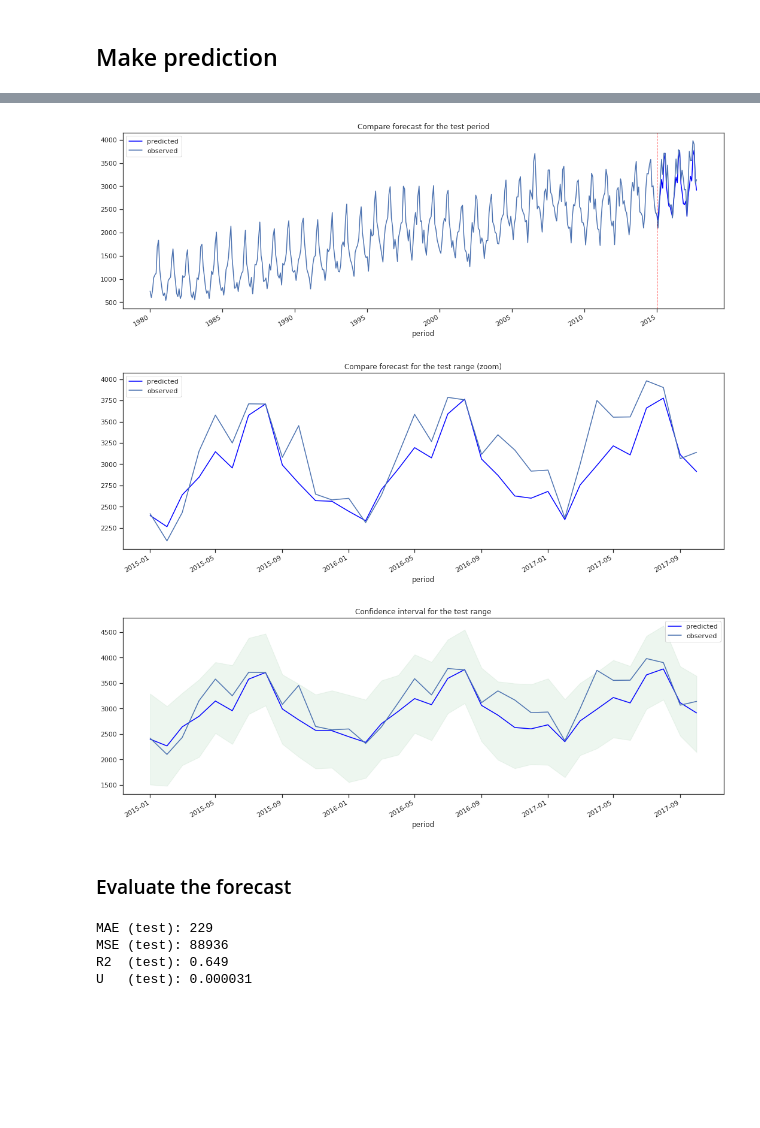
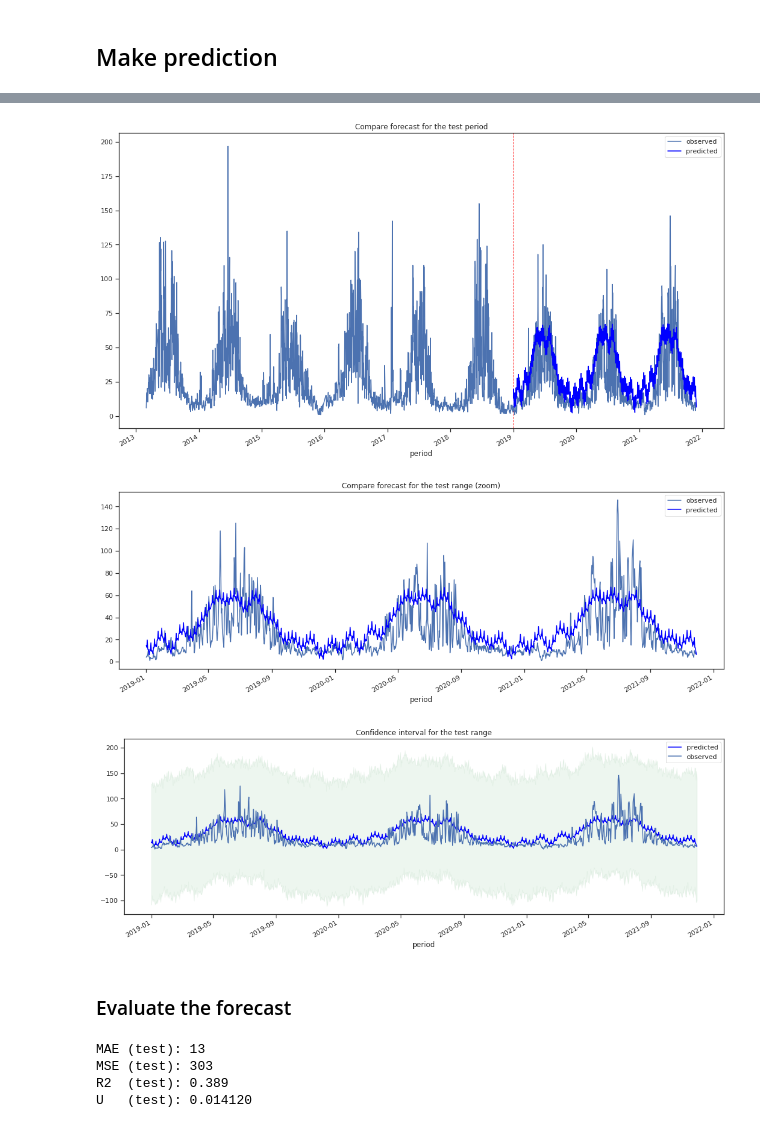
Before and after one commit to quenox/ML, a Jupyter notebook: Time Series/prophet.ipynb, the cells around one changed output, grey strips where cells are left out. Cells and saved outputs as stored; diff of their text form; code cells hidden in the pictures; blank space fills up the shorter version.

```diff
--- a/Time Series/prophet.ipynb
+++ b/Time Series/prophet.ipynb
@@ -45,7 +37,6 @@ url="https://raw.githubusercontent.com/castudil/Machine-Learning/main/data/GMAA-
 #df = pd.read_csv(url, header=None, skiprows=6, parse_dates=[0], names=['period', 'value'])
 #df.value = df.value.astype(int)
 
-df = pd.read_csv("https://raw.githubusercontent.com/quenox/ML/main/datos7.csv", delimiter = ';', header=None, skiprows=0, parse_dates=[0], names=['period', 'value'])
-#print(df)
-df.groupby(['period']).mean()
+df = pd.read_csv("https://raw.githubusercontent.com/quenox/ML/main/diario5.csv", delimiter = ';', decimal=',', header=None, skiprows=0, parse_dates=[0], names=['period', 'value'])
+print(df)
 # %% [output]
@@ -66,7 +57,7 @@ df.groupby(['period']).mean()
 # %%
 import numpy as np
 
-train_range = df[df.period < '2019-01-01'].index
+train_range = df[(df.period < '2019-01-01')].index
 test_range = df[(df.period >= '2019-01-01')].index
 # %%
 fig, ax = plt.subplots(figsize=(18,6))
@@ -130,13 +78,12 @@ df_prophet_train.columns = ["ds", "y"]
 
 model = Prophet(
     yearly_seasonality=True,
-    weekly_seasonality=False,
+    weekly_seasonality=True,
     daily_seasonality=False,
-    changepoints=list(changepoints.keys()),
-    holidays=df_holidays,
     mcmc_samples=12,
-    growth='linear',
-    interval_width=0.9)
+    #growth='linear',
+    interval_width=0.9
+)
 # %%
 model.fit(df_prophet_train);
 # %% [output]
@@ -164,24 +110,26 @@ model.plot_components(forecast)
 # %%
-fig, ax = plt.subplots(figsize=(18,6))
-ax.plot(pd.to_datetime(df.loc[test_range].period.values), yhat_test,
-        color="blue", label="predicted")
+fig, ax = plt.subplots(figsize=(18,10))
+
 
 plt.axvline(pd.to_datetime(str(df.loc[test_range].period.values[0])), c='red', ls='--', lw=1)
 df.plot(x="period", y="value", ax=ax, label="observed")
+ax.plot(pd.to_datetime(df.loc[test_range].period.values), yhat_test,
+        color="blue", label="predicted")
 
 plt.legend(loc='best')
 plt.title('Compare forecast for the test period')
 
 plt.savefig('images/prophet-forecast-testrange.png')
 plt.show();
 # %% [output]
-[figure, old version]
+[figure, new version]
 # %%
 fig, ax = plt.subplots(figsize=(18,6))
+
+
+df.loc[test_range].plot(x="period", y="value", ax=ax, label="observed")
 ax.plot(pd.to_datetime(df.loc[test_range].period.values), yhat_test,
         color="blue", label="predicted")
-
-df.loc[test_range].plot(x="period", y="value", ax=ax, label="observed")
 plt.legend(loc='best')
 plt.title('Compare forecast for the test range (zoom)')
 
@@ -189,7 +137,7 @@ plt.title('Compare forecast for the test range (zoom)')
 plt.savefig('images/prophet-forecast-testrange-zoom.png')
 plt.show();
 # %% [output]
-[figure, old version]
+[figure, new version]
 # %%
 fig, ax = plt.subplots(figsize=(18,6))
 ax.plot(pd.to_datetime(df.loc[test_range].period.values), yhat_test,
@@ -210,7 +158,7 @@ plt.title('Confidence interval for the test range')
 plt.savefig('images/prophet-forecast-testrange-confidence-interval.png')
 plt.show();
 # %% [output]
-[figure, old version]
+[figure, new version]
 # %% [markdown]
 ### Evaluate the forecast
 # %%
@@ -234,7 +182,7 @@ print("MSE (test): {:0.0f}".format(mse))
 print("R2  (test): {:0.3f}".format(r2))
 print("U   (test): {:0.6f}".format(u))
 # %% [output]
-MAE (test): 229
-MSE (test): 88936
-R2  (test): 0.649
-U   (test): 0.000031
+MAE (test): 13
+MSE (test): 303
+R2  (test): 0.389
+U   (test): 0.014120
```
Also changed, not shown: parts of 13 cells of this notebook.
